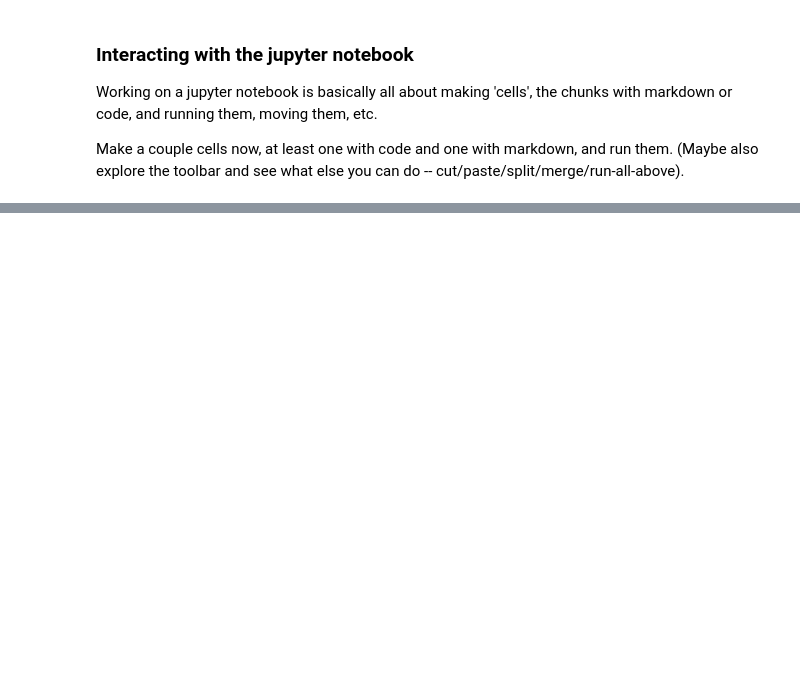
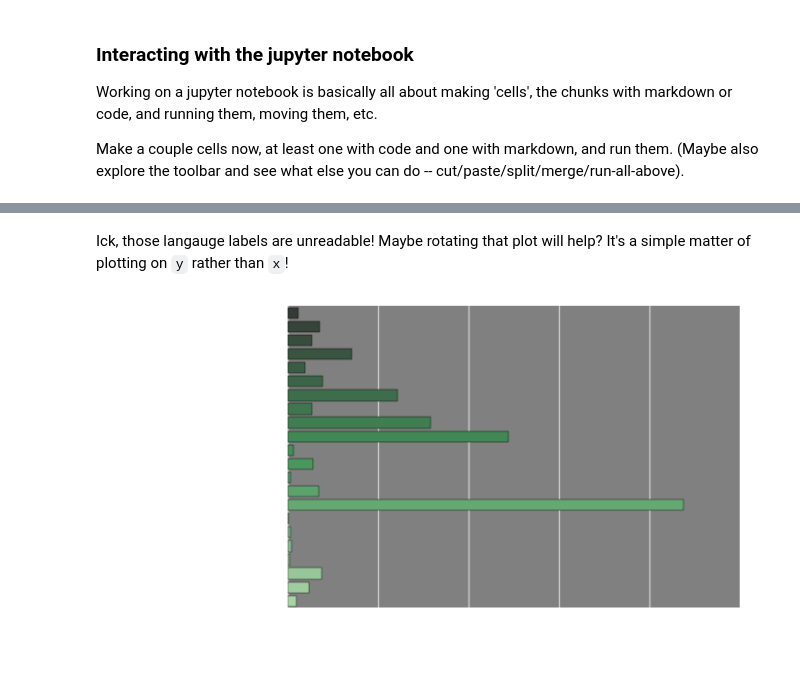
Before and after one commit to drussellmrichie/uconn_jterm_python_workshops, a Jupyter notebook: python-data-analysis/Python Data Analysis Tutorial.ipynb, the cells around one changed output, grey strips where cells are left out. Cells and saved outputs as stored; diff of their text form; code cells hidden in the pictures; blank space fills up the shorter version.

```diff
--- a/python-data-analysis/Python Data Analysis Tutorial.ipynb
+++ b/python-data-analysis/Python Data Analysis Tutorial.ipynb
@@ -363,0 +588,6 @@ These data are of a volume and complexity that really motivates a programmatic a
+# %% [markdown]
+Ick, those langauge labels are unreadable! Maybe rotating that plot will help? It's a simple matter of plotting on `y` rather than `x`!
+# %%
+sns.countplot(y="language", data=admin_data, palette="Greens_d");
+# %% [output]
+[figure, added]
```
Also changed, not shown: parts of 136 cells of this notebook, 1 other file.
